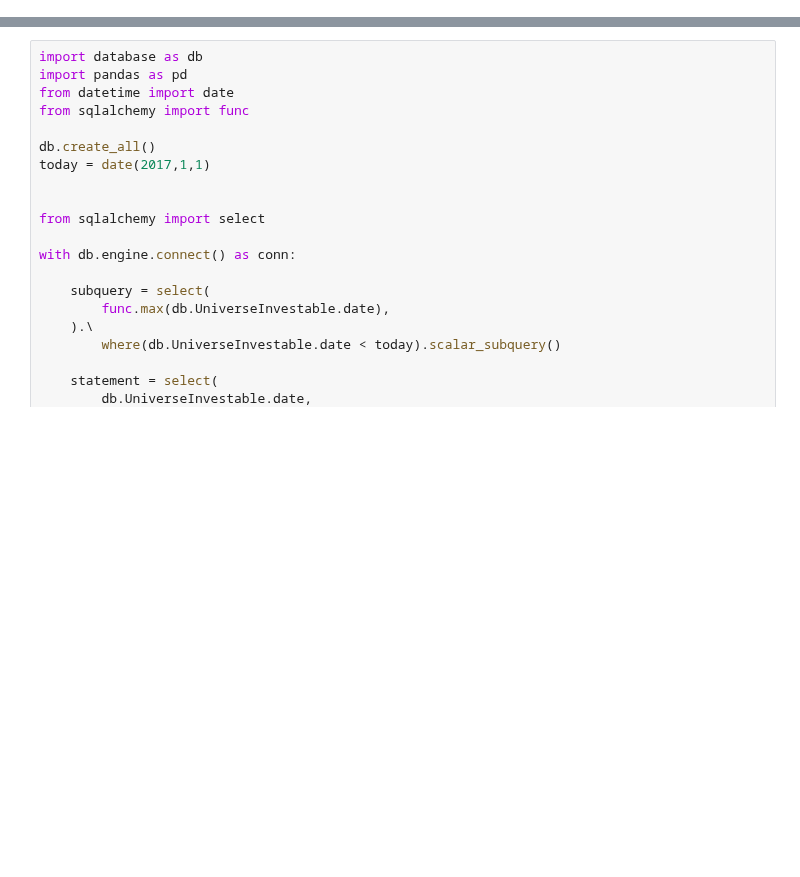
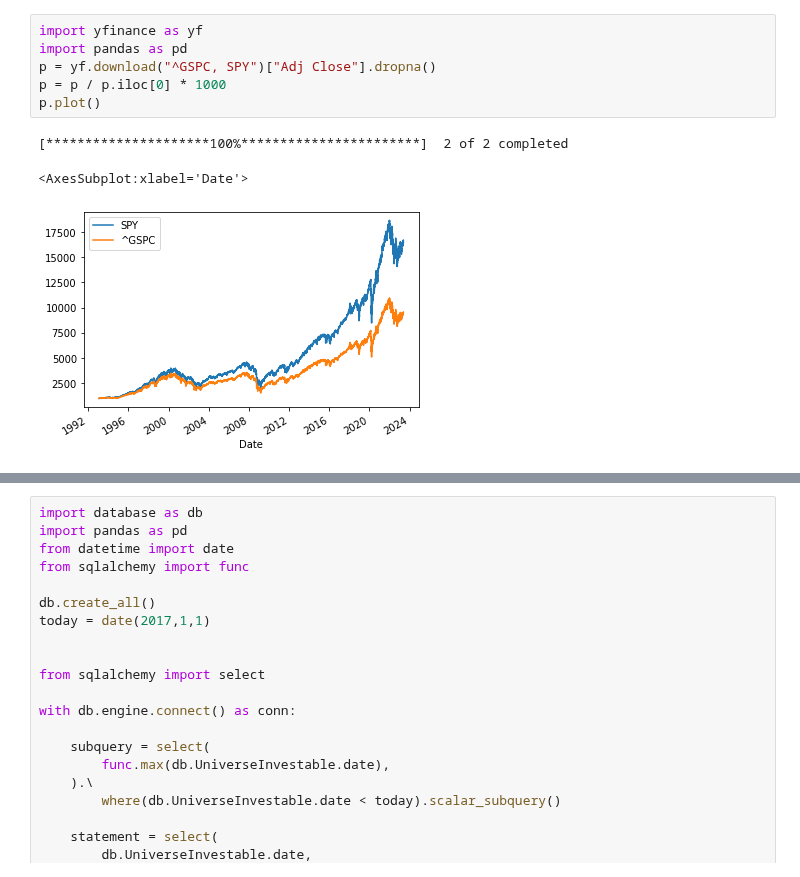
Before and after one commit to HTF1125/RobertLab, a Jupyter notebook: src/test.ipynb, the cells around one changed output, grey strips where cells are left out. Cells and saved outputs as stored; diff of their text form; blank space fills up the shorter version.

```diff
--- a/src/test.ipynb
+++ b/src/test.ipynb
@@ -42,0 +48,10 @@ Error:
+# %%
+import yfinance as yf
+import pandas as pd
+p = yf.download("^GSPC, SPY")["Adj Close"].dropna()
+p = p / p.iloc[0] * 1000
+p.plot()
+# %% [output]
+[*********************100%***********************]  2 of 2 completed
+<AxesSubplot:xlabel='Date'>
+[figure, added]
```
Also changed, not shown: parts of 4 cells of this notebook, 11 other files.
